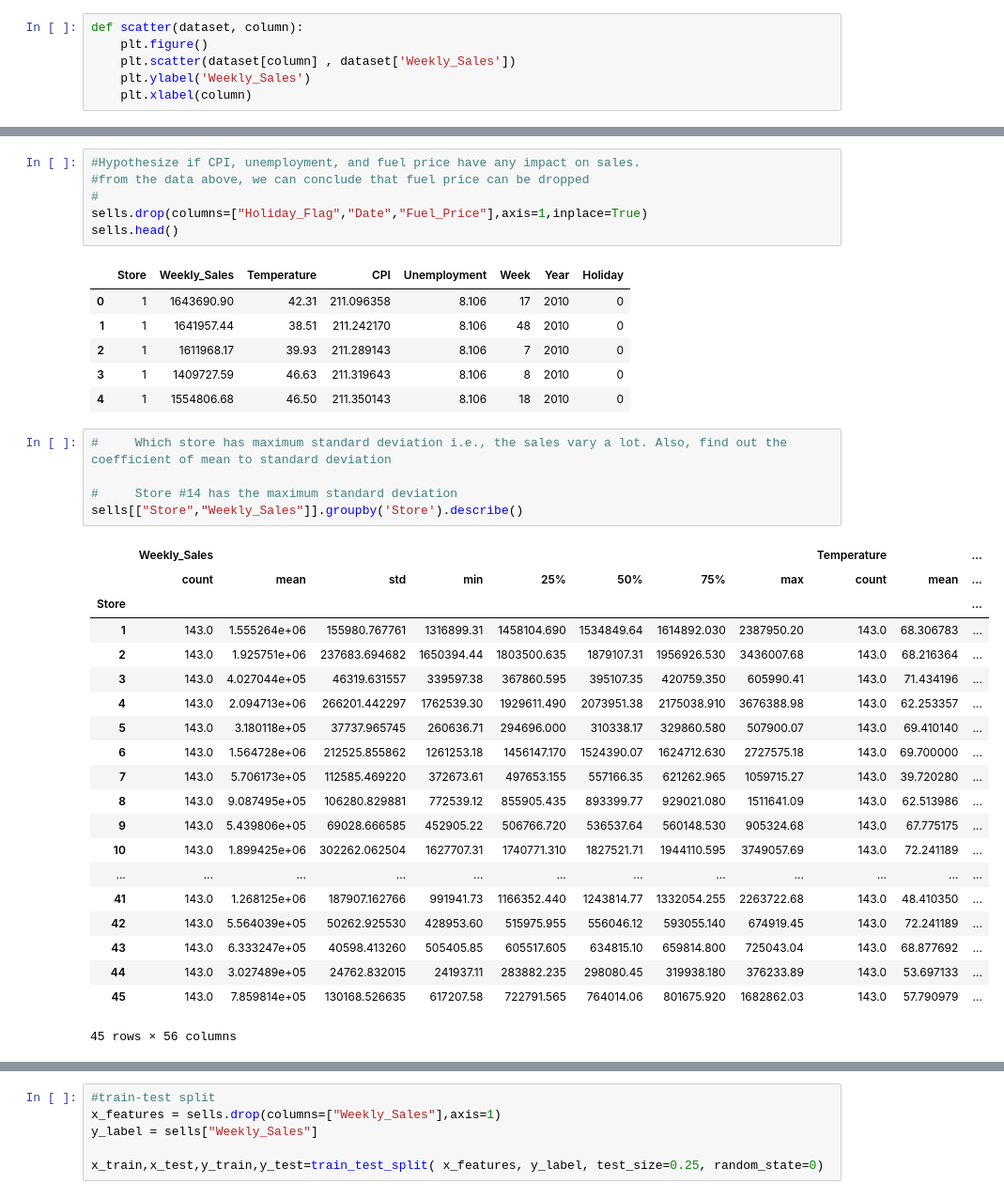
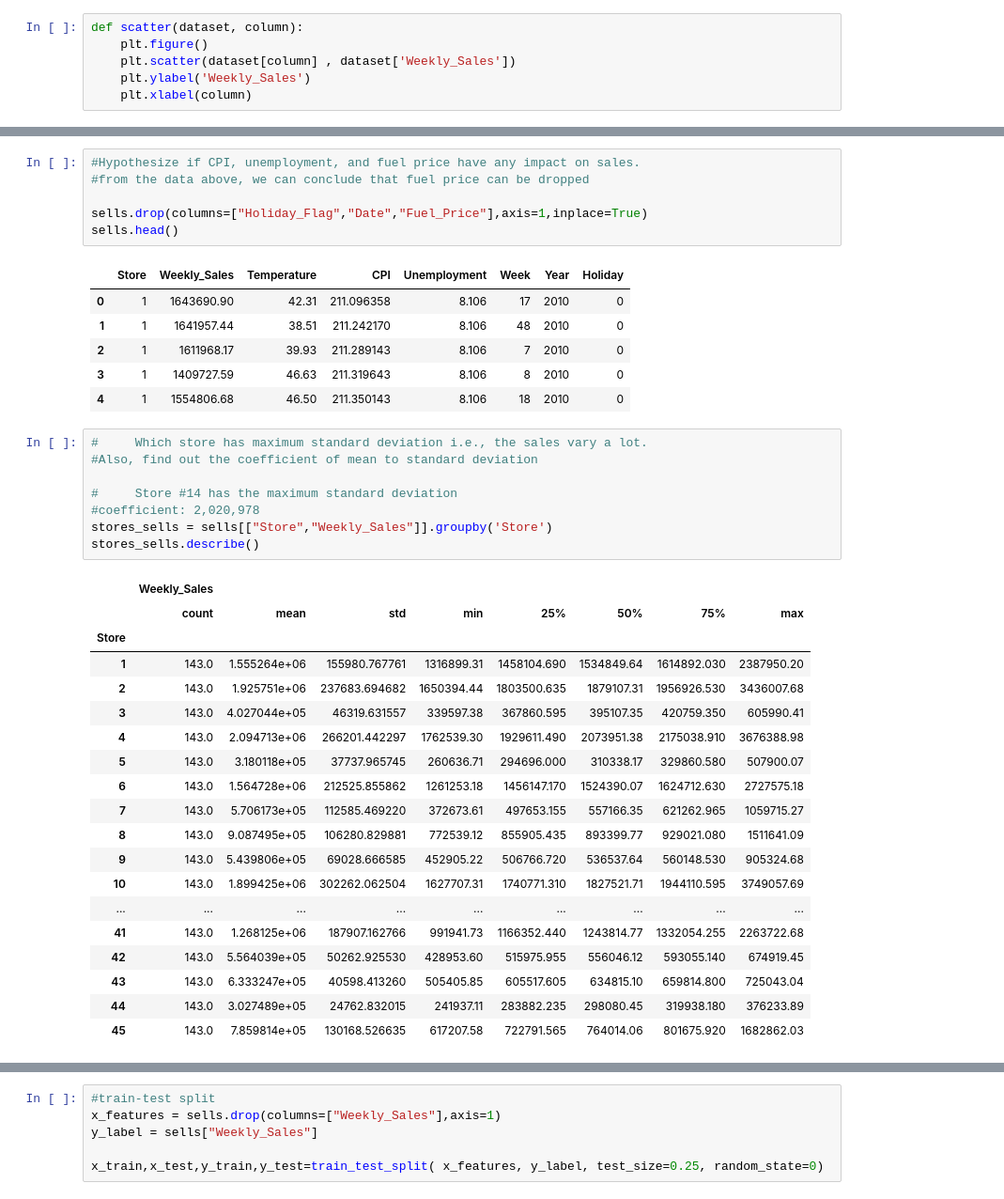
Before and after one commit to traveler0027/ai-projects, a Jupyter notebook: Regression/regression_walmart.ipynb, the cells around one changed output, grey strips where cells are left out. Shown at 94% size. Cells and saved outputs as stored; diff of their text form.

```diff
--- a/Regression/regression_walmart.ipynb
+++ b/Regression/regression_walmart.ipynb
@@ -153,7 +157,7 @@ scatter(sells,'Year')
 # %%
 #Hypothesize if CPI, unemployment, and fuel price have any impact on sales.
 #from the data above, we can conclude that fuel price can be dropped
-#
+
 sells.drop(columns=["Holiday_Flag","Date","Fuel_Price"],axis=1,inplace=True)
 sells.head()
 # %% [output]
@@ -164,29 +168,31 @@ sells.head()
 | 3 | 1 | 1409727.59 | 46.63 | 211.319643 | 8.106 | 8 | 2010 | 0 |
 | 4 | 1 | 1554806.68 | 46.50 | 211.350143 | 8.106 | 18 | 2010 | 0 |
 # %%
-#     Which store has maximum standard deviation i.e., the sales vary a lot. Also, find out the coefficient of mean to standard deviation
+#     Which store has maximum standard deviation i.e., the sales vary a lot.
+#Also, find out the coefficient of mean to standard deviation
 
 #     Store #14 has the maximum standard deviation
-sells[["Store","Weekly_Sales"]].groupby('Store').describe()
+#coefficient: 2,020,978
+stores_sells = sells[["Store","Weekly_Sales"]].groupby('Store')
+stores_sells.describe()
 # %% [output]
-|  | Weekly_Sales |  |  |  |  |  |  |  | Temperature |  | ... |
-|  | count | mean | std | min | 25% | 50% | 75% | max | count | mean | ... |
-| Store |  |  |  |  |  |  |  |  |  |  | ... |
-| 1 | 143.0 | 1.555264e+06 | 155980.767761 | 1316899.31 | 1458104.690 | 1534849.64 | 1614892.030 | 2387950.20 | 143.0 | 68.306783 | ... |
-| 2 | 143.0 | 1.925751e+06 | 237683.694682 | 1650394.44 | 1803500.635 | 1879107.31 | 1956926.530 | 3436007.68 | 143.0 | 68.216364 | ... |
-| 3 | 143.0 | 4.027044e+05 | 46319.631557 | 339597.38 | 367860.595 | 395107.35 | 420759.350 | 605990.41 | 143.0 | 71.434196 | ... |
-| 4 | 143.0 | 2.094713e+06 | 266201.442297 | 1762539.30 | 1929611.490 | 2073951.38 | 2175038.910 | 3676388.98 | 143.0 | 62.253357 | ... |
-| 5 | 143.0 | 3.180118e+05 | 37737.965745 | 260636.71 | 294696.000 | 310338.17 | 329860.580 | 507900.07 | 143.0 | 69.410140 | ... |
-| 6 | 143.0 | 1.564728e+06 | 212525.855862 | 1261253.18 | 1456147.170 | 1524390.07 | 1624712.630 | 2727575.18 | 143.0 | 69.700000 | ... |
-| 7 | 143.0 | 5.706173e+05 | 112585.469220 | 372673.61 | 497653.155 | 557166.35 | 621262.965 | 1059715.27 | 143.0 | 39.720280 | ... |
-| 8 | 143.0 | 9.087495e+05 | 106280.829881 | 772539.12 | 855905.435 | 893399.77 | 929021.080 | 1511641.09 | 143.0 | 62.513986 | ... |
-| 9 | 143.0 | 5.439806e+05 | 69028.666585 | 452905.22 | 506766.720 | 536537.64 | 560148.530 | 905324.68 | 143.0 | 67.775175 | ... |
-| 10 | 143.0 | 1.899425e+06 | 302262.062504 | 1627707.31 | 1740771.310 | 1827521.71 | 1944110.595 | 3749057.69 | 143.0 | 72.241189 | ... |
-| ... | ... | ... | ... | ... | ... | ... | ... | ... | ... | ... | ... |
-| 41 | 143.0 | 1.268125e+06 | 187907.162766 | 991941.73 | 1166352.440 | 1243814.77 | 1332054.255 | 2263722.68 | 143.0 | 48.410350 | ... |
-| 42 | 143.0 | 5.564039e+05 | 50262.925530 | 428953.60 | 515975.955 | 556046.12 | 593055.140 | 674919.45 | 143.0 | 72.241189 | ... |
-| 43 | 143.0 | 6.333247e+05 | 40598.413260 | 505405.85 | 605517.605 | 634815.10 | 659814.800 | 725043.04 | 143.0 | 68.877692 | ... |
-| 44 | 143.0 | 3.027489e+05 | 24762.832015 | 241937.11 | 283882.235 | 298080.45 | 319938.180 | 376233.89 | 143.0 | 53.697133 | ... |
-| 45 | 143.0 | 7.859814e+05 | 130168.526635 | 617207.58 | 722791.565 | 764014.06 | 801675.920 | 1682862.03 | 143.0 | 57.790979 | ... |
+|  | Weekly_Sales |  |  |  |  |  |  |  |
+|  | count | mean | std | min | 25% | 50% | 75% | max |
+| Store |  |  |  |  |  |  |  |  |
+| 1 | 143.0 | 1.555264e+06 | 155980.767761 | 1316899.31 | 1458104.690 | 1534849.64 | 1614892.030 | 2387950.20 |
+| 2 | 143.0 | 1.925751e+06 | 237683.694682 | 1650394.44 | 1803500.635 | 1879107.31 | 1956926.530 | 3436007.68 |
+| 3 | 143.0 | 4.027044e+05 | 46319.631557 | 339597.38 | 367860.595 | 395107.35 | 420759.350 | 605990.41 |
+| 4 | 143.0 | 2.094713e+06 | 266201.442297 | 1762539.30 | 1929611.490 | 2073951.38 | 2175038.910 | 3676388.98 |
+| 5 | 143.0 | 3.180118e+05 | 37737.965745 | 260636.71 | 294696.000 | 310338.17 | 329860.580 | 507900.07 |
+| 6 | 143.0 | 1.564728e+06 | 212525.855862 | 1261253.18 | 1456147.170 | 1524390.07 | 1624712.630 | 2727575.18 |
+| 7 | 143.0 | 5.706173e+05 | 112585.469220 | 372673.61 | 497653.155 | 557166.35 | 621262.965 | 1059715.27 |
+| 8 | 143.0 | 9.087495e+05 | 106280.829881 | 772539.12 | 855905.435 | 893399.77 | 929021.080 | 1511641.09 |
+| 9 | 143.0 | 5.439806e+05 | 69028.666585 | 452905.22 | 506766.720 | 536537.64 | 560148.530 | 905324.68 |
+| 10 | 143.0 | 1.899425e+06 | 302262.062504 | 1627707.31 | 1740771.310 | 1827521.71 | 1944110.595 | 3749057.69 |
+| ... | ... | ... | ... | ... | ... | ... | ... | ... |
+| 41 | 143.0 | 1.268125e+06 | 187907.162766 | 991941.73 | 1166352.440 | 1243814.77 | 1332054.255 | 2263722.68 |
+| 42 | 143.0 | 5.564039e+05 | 50262.925530 | 428953.60 | 515975.955 | 556046.12 | 593055.140 | 674919.45 |
+| 43 | 143.0 | 6.333247e+05 | 40598.413260 | 505405.85 | 605517.605 | 634815.10 | 659814.800 | 725043.04 |
+| 44 | 143.0 | 3.027489e+05 | 24762.832015 | 241937.11 | 283882.235 | 298080.45 | 319938.180 | 376233.89 |
+| 45 | 143.0 | 7.859814e+05 | 130168.526635 | 617207.58 | 722791.565 | 764014.06 | 801675.920 | 1682862.03 |
-45 rows × 56 columns
 # %%
```
Also changed, not shown: parts of 12 cells of this notebook.
